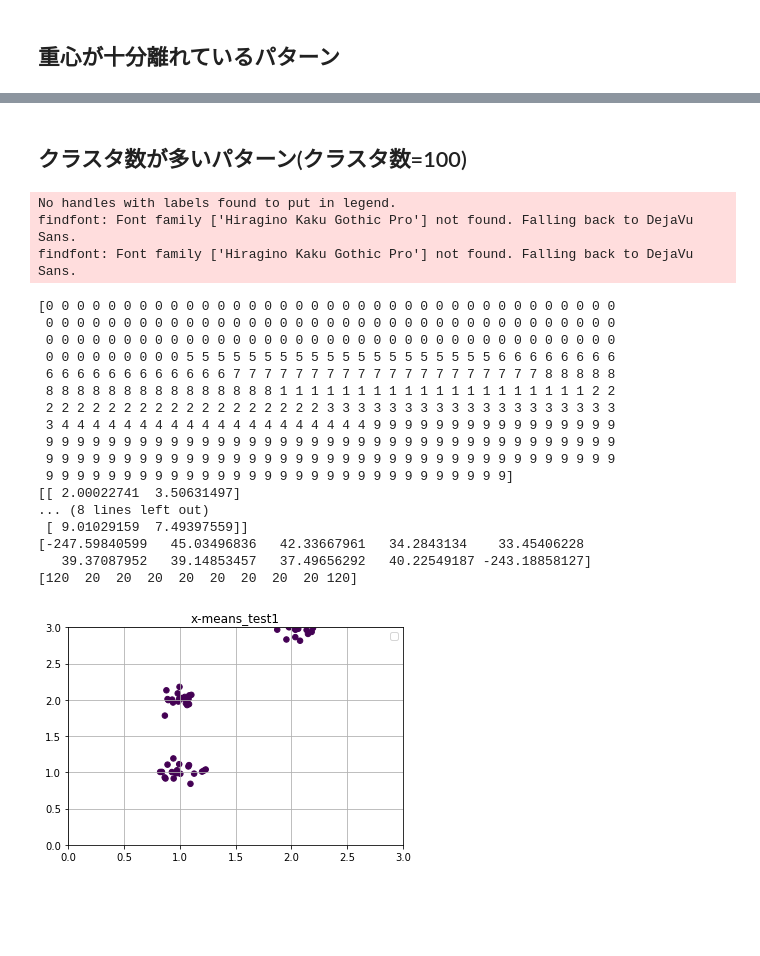
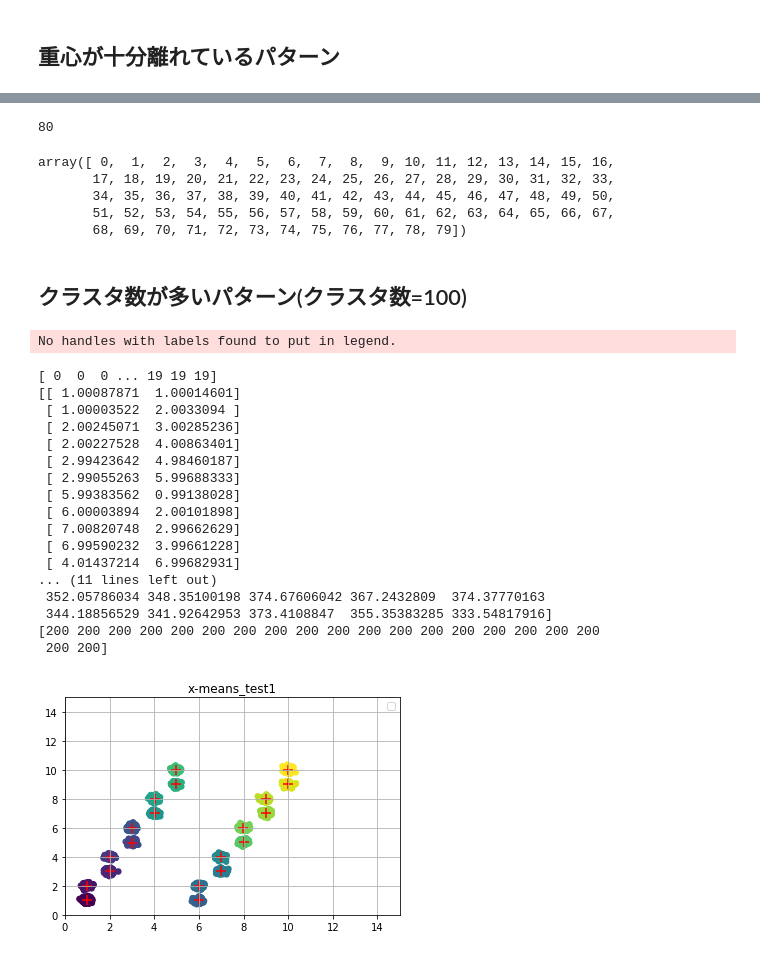
Before and after one commit to StoneRIeverKS/clustering_scripts, a Jupyter notebook: X-means_basis.ipynb, the cells around one changed output, grey strips where cells are left out. Cells and saved outputs as stored; diff of their text form; code cells hidden in the pictures; blank space fills up the shorter version.

```diff
--- a/X-means_basis.ipynb
+++ b/X-means_basis.ipynb
@@ -141,54 +257,65 @@ findfont: Font family ['Hiragino Kaku Gothic Pro'] not found. Falling back to De
+# %%
+Y = np.c_[x,y]
+Y.shape[0]
+# %% [output]
+80
+# %%
+np.array(range(0, Y.shape[0]))
+# %% [output]
+array([ 0,  1,  2,  3,  4,  5,  6,  7,  8,  9, 10, 11, 12, 13, 14, 15, 16,
+       17, 18, 19, 20, 21, 22, 23, 24, 25, 26, 27, 28, 29, 30, 31, 32, 33,
+       34, 35, 36, 37, 38, 39, 40, 41, 42, 43, 44, 45, 46, 47, 48, 49, 50,
+       51, 52, 53, 54, 55, 56, 57, 58, 59, 60, 61, 62, 63, 64, 65, 66, 67,
+       68, 69, 70, 71, 72, 73, 74, 75, 76, 77, 78, 79])
 # %% [markdown]
 ## クラスタ数が多いパターン(クラスタ数=100)
 # %%
 if __name__ == "__main__":
     import matplotlib.pyplot as plt
 
     # データの準備
-    x = np.array([np.random.normal(loc, 0.1, 20) for loc in np.repeat(range(1,11,1), 2)]).flatten() #ランダムな2000個の数を生成
-    y = np.array([np.random.normal(loc, 0.1, 20) for loc in np.tile(range(1,11,1), 2)]).flatten() #ランダムな2000個の数を生成
+    x = np.array([np.random.normal(loc, 0.1, 200) for loc in np.repeat(range(1,11,1), 2)]).flatten() #ランダムな2000個の数を生成
+    y = np.array([np.random.normal(loc, 0.1, 200) for loc in np.tile(range(1,11,1), 2)]).flatten() #ランダムな2000個の数を生成
         #np.repeat([1, 2], 2)の出力結果は1,1,2,2
         #np.tile([1, 2], 2)の出力結果は1,2,1,2
         #np.random.normal(平均, 標準偏差, 出力配列のサイズ)
         #flattenは多次元配列を1次元に直すメソッド
 
 
     # クラスタリングの実行
     x_means = XMeans(random_state = 1).fit(np.c_[x,y])
     print(x_means.labels_)
     print(x_means.cluster_centers_)
     print(x_means.cluster_log_likelihoods_)
     print(x_means.cluster_sizes_)
 
     # 結果をプロット
     plt.rcParams["font.family"] = "Hiragino Kaku Gothic Pro"
     plt.scatter(x, y, c = x_means.labels_, s = 30)
     plt.scatter(x_means.cluster_centers_[:,0], x_means.cluster_centers_[:,1], c = "r", marker = "+", s = 100)
-    plt.xlim(0, 3)
-    plt.ylim(0, 3)
+    plt.xlim(0, 15)
+    plt.ylim(0, 15)
     plt.title("x-means_test1")
     plt.legend()
     plt.grid()
     plt.show()
 # %% [output]
 No handles with labels found to put in legend.
-findfont: Font family ['Hiragino Kaku Gothic Pro'] not found. Falling back to DejaVu Sans.
-findfont: Font family ['Hiragino Kaku Gothic Pro'] not found. Falling back to DejaVu Sans.
-[0 0 0 0 0 0 0 0 0 0 0 0 0 0 0 0 0 0 0 0 0 0 0 0 0 0 0 0 0 0 0 0 0 0 0 0 0
- 0 0 0 0 0 0 0 0 0 0 0 0 0 0 0 0 0 0 0 0 0 0 0 0 0 0 0 0 0 0 0 0 0 0 0 0 0
- 0 0 0 0 0 0 0 0 0 0 0 0 0 0 0 0 0 0 0 0 0 0 0 0 0 0 0 0 0 0 0 0 0 0 0 0 0
- 0 0 0 0 0 0 0 0 0 5 5 5 5 5 5 5 5 5 5 5 5 5 5 5 5 5 5 5 5 6 6 6 6 6 6 6 6
- 6 6 6 6 6 6 6 6 6 6 6 6 7 7 7 7 7 7 7 7 7 7 7 7 7 7 7 7 7 7 7 7 8 8 8 8 8
- 8 8 8 8 8 8 8 8 8 8 8 8 8 8 8 1 1 1 1 1 1 1 1 1 1 1 1 1 1 1 1 1 1 1 1 2 2
- 2 2 2 2 2 2 2 2 2 2 2 2 2 2 2 2 2 2 3 3 3 3 3 3 3 3 3 3 3 3 3 3 3 3 3 3 3
- 3 4 4 4 4 4 4 4 4 4 4 4 4 4 4 4 4 4 4 4 4 9 9 9 9 9 9 9 9 9 9 9 9 9 9 9 9
- 9 9 9 9 9 9 9 9 9 9 9 9 9 9 9 9 9 9 9 9 9 9 9 9 9 9 9 9 9 9 9 9 9 9 9 9 9
- 9 9 9 9 9 9 9 9 9 9 9 9 9 9 9 9 9 9 9 9 9 9 9 9 9 9 9 9 9 9 9 9 9 9 9 9 9
- 9 9 9 9 9 9 9 9 9 9 9 9 9 9 9 9 9 9 9 9 9 9 9 9 9 9 9 9 9 9]
-[[ 2.00022741  3.50631497]
-... (8 lines left out)
- [ 9.01029159  7.49397559]]
-[-247.59840599   45.03496836   42.33667961   34.2843134    33.45406228
-   39.37087952   39.14853457   37.49656292   40.22549187 -243.18858127]
-[120  20  20  20  20  20  20  20  20 120]
+[ 0  0  0 ... 19 19 19]
+[[ 1.00087871  1.00014601]
+ [ 1.00003522  2.0033094 ]
+ [ 2.00245071  3.00285236]
+ [ 2.00227528  4.00863401]
+ [ 2.99423642  4.98460187]
+ [ 2.99055263  5.99688333]
+ [ 5.99383562  0.99138028]
+ [ 6.00003894  2.00101898]
+ [ 7.00820748  2.99662629]
+ [ 6.99590232  3.99661228]
+ [ 4.01437214  6.99682931]
+... (11 lines left out)
+ 352.05786034 348.35100198 374.67606042 367.2432809  374.37770163
+ 344.18856529 341.92642953 373.4108847  355.35383285 333.54817916]
+[200 200 200 200 200 200 200 200 200 200 200 200 200 200 200 200 200 200
+ 200 200]
-[figure, old version]
+[figure, new version]
```
Also changed, not shown: parts of 14 cells of this notebook, 2 other files.
